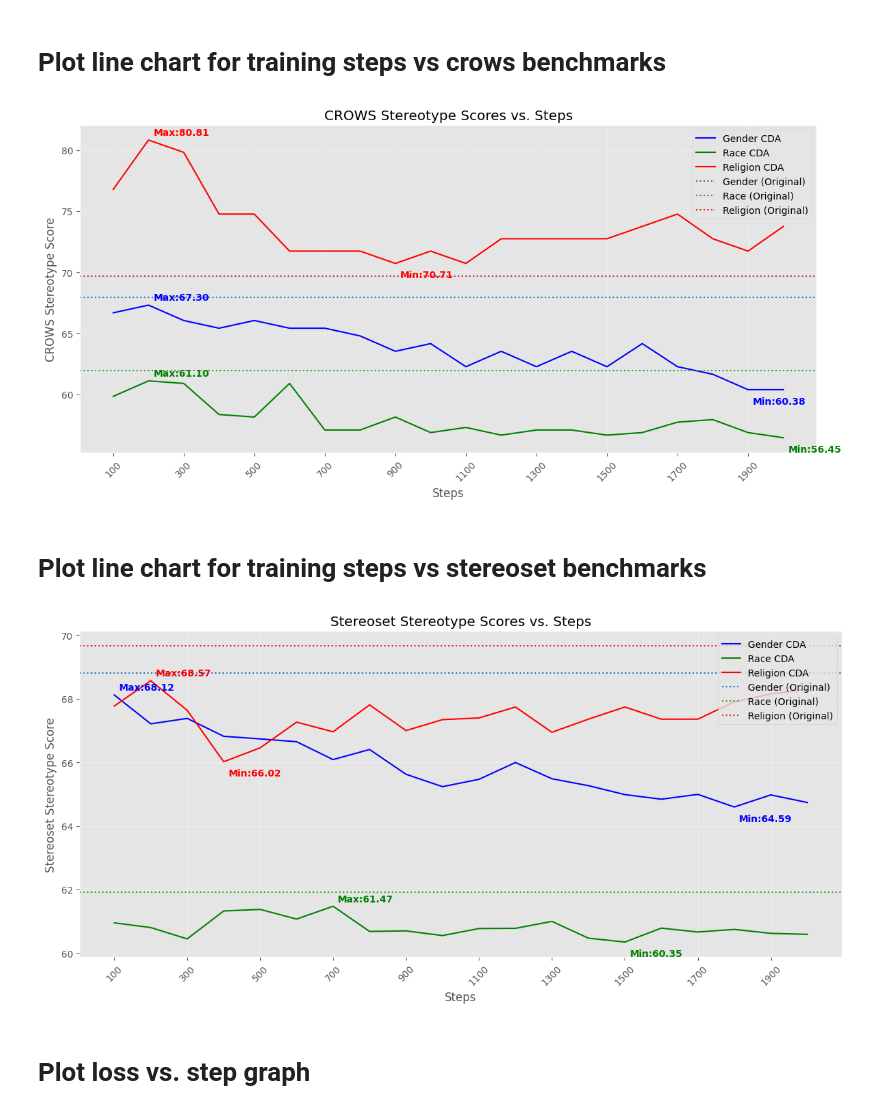
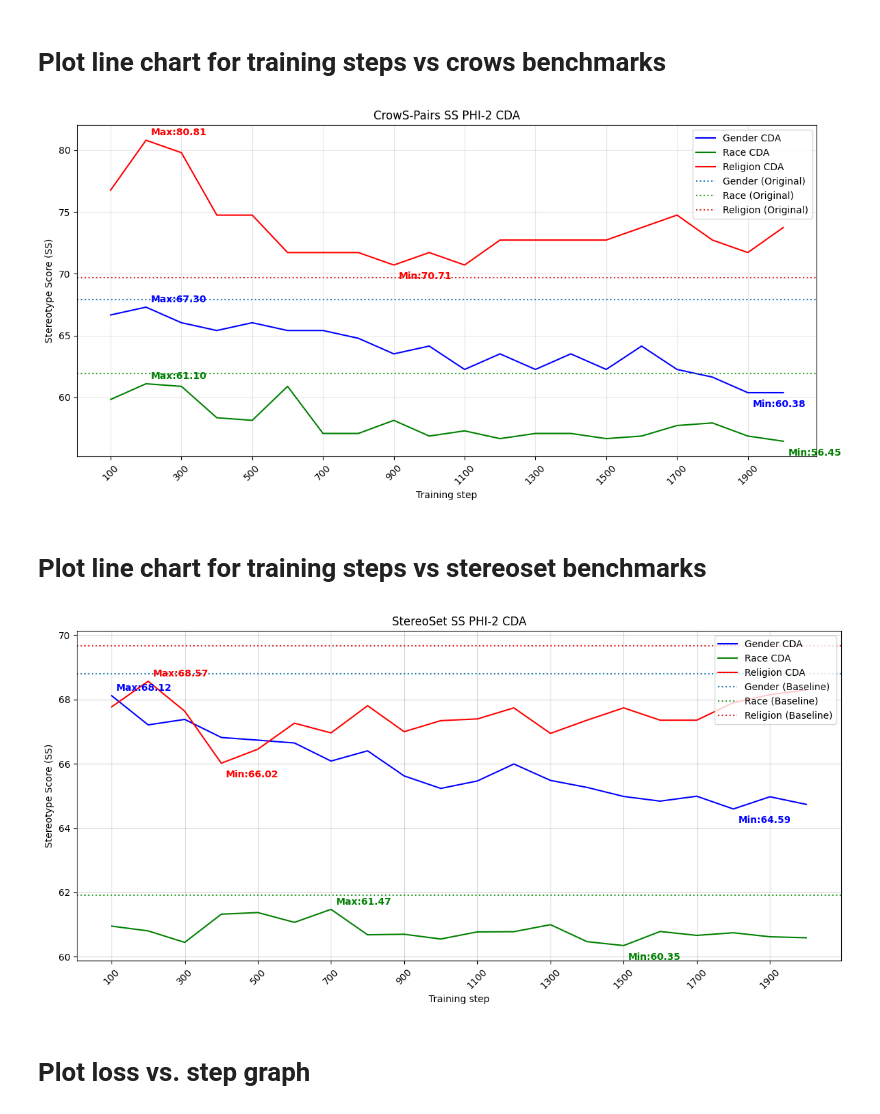
Before and after one commit to ao9000/bias-bench, a Jupyter notebook: visualization/run_cda_visualization.ipynb, the cells around one changed output. Cells and saved outputs as stored; diff of their text form; code cells hidden in the pictures.

Commit message:
Updated visualization

```diff
--- a/visualization/run_cda_visualization.ipynb
+++ b/visualization/run_cda_visualization.ipynb
@@ -162,40 +159,40 @@ race_line = plot_line_with_labels(ax, steps, race_scores, 'green', 'Race CDA')
 religion_line = plot_line_with_labels(ax, steps, religion_scores, 'red', 'Religion CDA')
 
 # Set labels and title
-ax.set_xlabel('Steps')
-ax.set_ylabel('CROWS Stereotype Score')
-ax.set_title('CROWS Stereotype Scores vs. Steps')
+ax.set_xlabel('Training step')
+ax.set_ylabel('Stereotype Score (SS)')
+ax.set_title('CrowS-Pairs SS PHI-2 CDA')
 
 # Draw line for original stereotype score crows and add labels
 ax.axhline(y=crows_before_debias_ss_gender, color='tab:blue', linestyle='dotted', label='Gender (Original)')
 # ax.text(ax.get_xlim()[1], stereoset_before_debias_ss_gender, f' {stereoset_before_debias_ss_gender:.2f}',
 #         va='center', ha='left', color='tab:blue')
 
 ax.axhline(y=crows_before_debias_ss_race, color='tab:green', linestyle='dotted', label='Race (Original)')
 # ax.text(ax.get_xlim()[1], stereoset_before_debias_ss_race, f' {stereoset_before_debias_ss_race:.2f}',
 #         va='center', ha='left', color='tab:green')
 
 ax.axhline(y=crows_before_debias_ss_religion, color='tab:red', linestyle='dotted', label='Religion (Original)')
 # ax.text(ax.get_xlim()[1], stereoset_before_debias_ss_religion, f' {stereoset_before_debias_ss_religion:.2f}',
 #         va='center', ha='left', color='tab:red')
 
 # Add legend
 ax.legend(loc='upper right')
 
 # Add grid
 plt.grid(True, alpha=0.3)
 
 # Adjust x-axis ticks
 plt.xticks(steps[::2], rotation=45)  # Show every other step label, rotated 45 degrees
 
 # Show the plot
 plt.tight_layout()
 plt.show()
 
 # Save chart in media dir
 fig.savefig('media/cda/phi2_cda_crows.png')
 # %% [output]
-[figure, old version]
+[figure, new version]
 # %% [markdown]
 # Plot line chart for training steps vs stereoset benchmarks
 # %%
@@ -235,6 +232,19 @@ import numpy as np
 
 # Create the plot
 fig, ax = plt.subplots(figsize=(12, 6))
+
+
+fig.patch.set_facecolor('white')  # Set figure background to white
+ax.set_facecolor('white')
+
+# Add grid
+plt.grid(True, alpha=0.3, color='grey')
+
+# Set black frame for axes
+ax.spines['top'].set_color('black')
+ax.spines['bottom'].set_color('black')
+ax.spines['left'].set_color('black')
+ax.spines['right'].set_color('black')
 
 # Function to plot a line and label its max and min points
 def plot_line_with_labels(ax, x, y, color, label):
@@ -264,20 +274,20 @@ race_line = plot_line_with_labels(ax, steps, race_scores, 'green', 'Race CDA')
 religion_line = plot_line_with_labels(ax, steps, religion_scores, 'red', 'Religion CDA')
 
 # Set labels and title
-ax.set_xlabel('Steps')
-ax.set_ylabel('Stereoset Stereotype Score')
-ax.set_title('Stereoset Stereotype Scores vs. Steps')
+ax.set_xlabel('Training step')
+ax.set_ylabel('Stereotype Score (SS)')
+ax.set_title('StereoSet SS PHI-2 CDA')
 
 # Draw line for original stereotype score crows and add labels
-ax.axhline(y=stereoset_before_debias_ss_gender, color='tab:blue', linestyle='dotted', label='Gender (Original)')
+ax.axhline(y=stereoset_before_debias_ss_gender, color='tab:blue', linestyle='dotted', label='Gender (Baseline)')
 # ax.text(ax.get_xlim()[1], stereoset_before_debias_ss_gender, f' {stereoset_before_debias_ss_gender:.2f}',
 #         va='center', ha='left', color='tab:blue')
 
-ax.axhline(y=stereoset_before_debias_ss_race, color='tab:green', linestyle='dotted', label='Race (Original)')
+ax.axhline(y=stereoset_before_debias_ss_race, color='tab:green', linestyle='dotted', label='Race (Baseline)')
 # ax.text(ax.get_xlim()[1], stereoset_before_debias_ss_race, f' {stereoset_before_debias_ss_race:.2f}',
 #         va='center', ha='left', color='tab:green')
 
-ax.axhline(y=stereoset_before_debias_ss_religion, color='tab:red', linestyle='dotted', label='Religion (Original)')
+ax.axhline(y=stereoset_before_debias_ss_religion, color='tab:red', linestyle='dotted', label='Religion (Baseline)')
 # ax.text(ax.get_xlim()[1], stereoset_before_debias_ss_religion, f' {stereoset_before_debias_ss_religion:.2f}',
 #         va='center', ha='left', color='tab:red')
 
@@ -297,7 +307,7 @@ plt.show()
 # Save chart in media dir
 fig.savefig('media/cda/phi2_cda_stereoset.png')
 # %% [output]
-[figure, old version]
+[figure, new version]
 # %% [markdown]
 # Plot loss vs. step graph
 # %%
```
Also changed, not shown: parts of 9 cells of this notebook, 15 other files.
